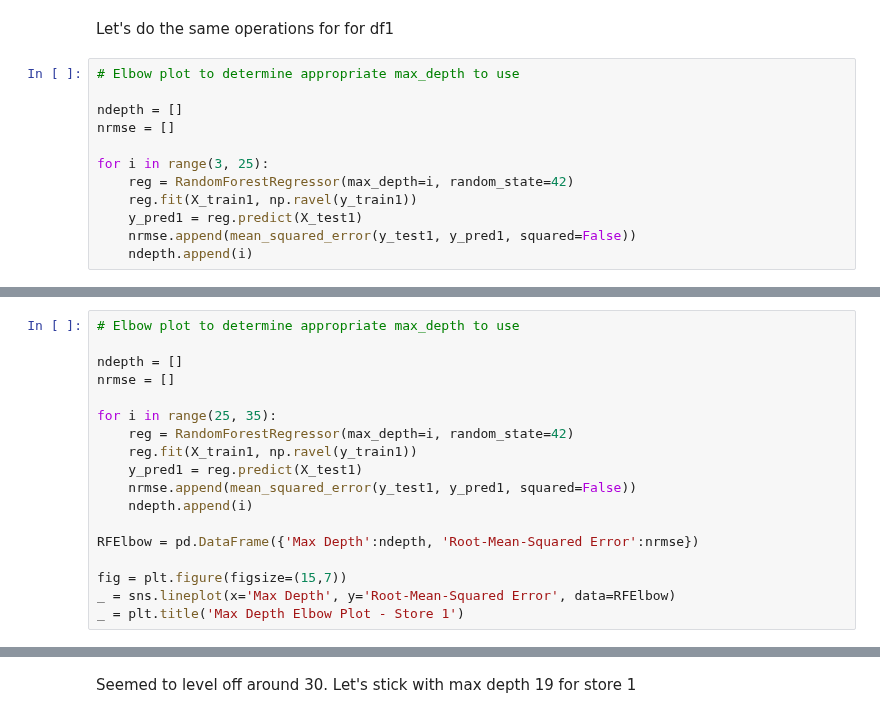
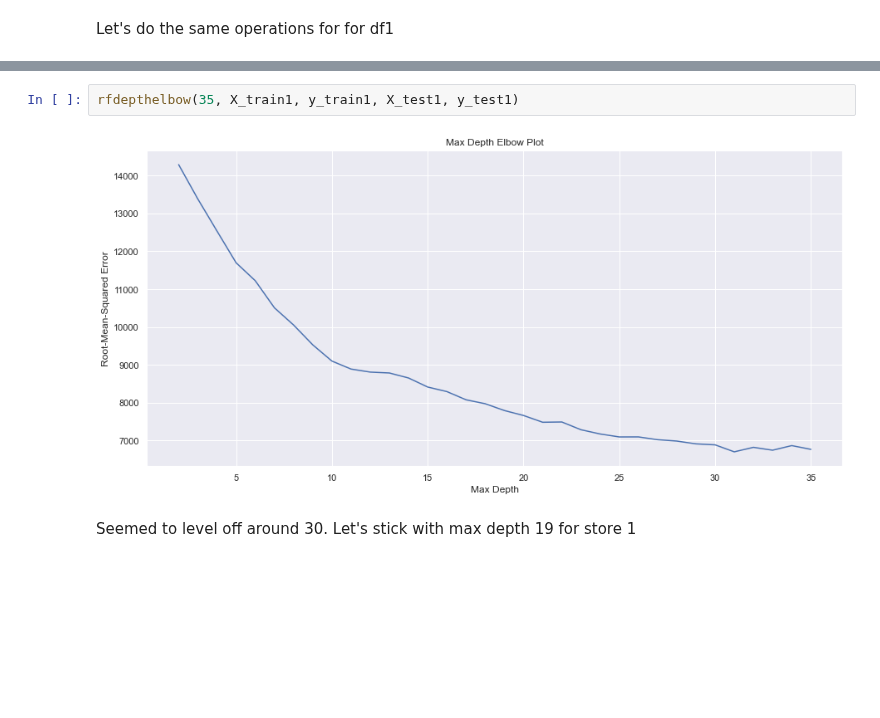
Before and after one commit to Dylan-C-Neal/capstone1-retail_forecasting, a Jupyter notebook: notebooks/C1S4-Modeling.ipynb, the cells around one changed output, grey strips where cells are left out. Drawn from its saved outputs; the diff is of its cells as text; blank space fills up the shorter version.

```diff
--- a/notebooks/C1S4-Modeling.ipynb
+++ b/notebooks/C1S4-Modeling.ipynb
@@ -326,14 +348,2 @@ Root-mean-squared test score 2747.0
 # %% [markdown]
 Let's do the same operations for for df1
-# %%
-# Elbow plot to determine appropriate max_depth to use
-
-ndepth = []
-nrmse = []
-
-for i in range(3, 25):
-    reg = RandomForestRegressor(max_depth=i, random_state=42)
-    reg.fit(X_train1, np.ravel(y_train1))
-    y_pred1 = reg.predict(X_test1)
-    nrmse.append(mean_squared_error(y_test1, y_pred1, squared=False))
-    ndepth.append(i)
@@ -350,18 +349,0 @@ Hmm, doesn't seem to level out, let's try a few more iterations.
-# %%
-# Elbow plot to determine appropriate max_depth to use
-
-ndepth = []
-nrmse = []
-
-for i in range(25, 35):
-    reg = RandomForestRegressor(max_depth=i, random_state=42)
-    reg.fit(X_train1, np.ravel(y_train1))
-    y_pred1 = reg.predict(X_test1)
-    nrmse.append(mean_squared_error(y_test1, y_pred1, squared=False))
-    ndepth.append(i)
-
-RFElbow = pd.DataFrame({'Max Depth':ndepth, 'Root-Mean-Squared Error':nrmse})
-
-fig = plt.figure(figsize=(15,7))
-_ = sns.lineplot(x='Max Depth', y='Root-Mean-Squared Error', data=RFElbow)
-_ = plt.title('Max Depth Elbow Plot - Store 1')
@@ -370,3 +350,7 @@ _ = plt.title('Max Depth Elbow Plot - Store 1')
+# %%
+rfdepthelbow(35, X_train1, y_train1, X_test1, y_test1)
+# %% [output]
+[figure, added]
 # %% [markdown]
 Seemed to level off around 30. Let's stick with max depth 19 for store 1
 # %%
```
Also changed, not shown: parts of 19 cells of this notebook.
